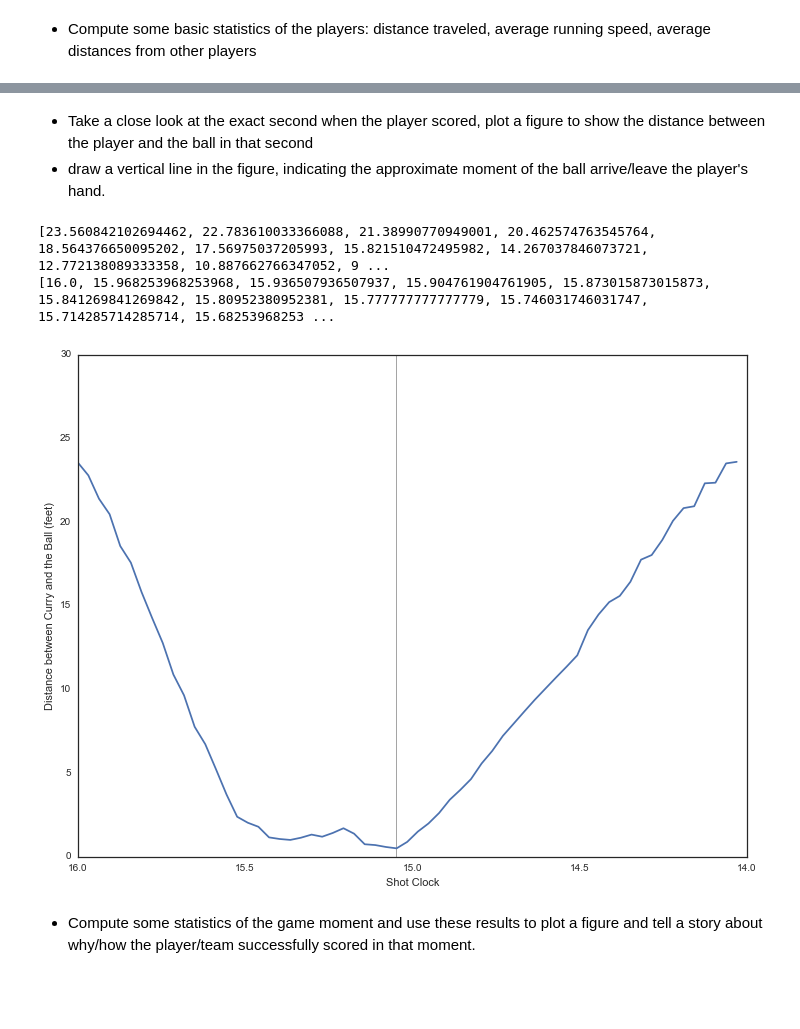
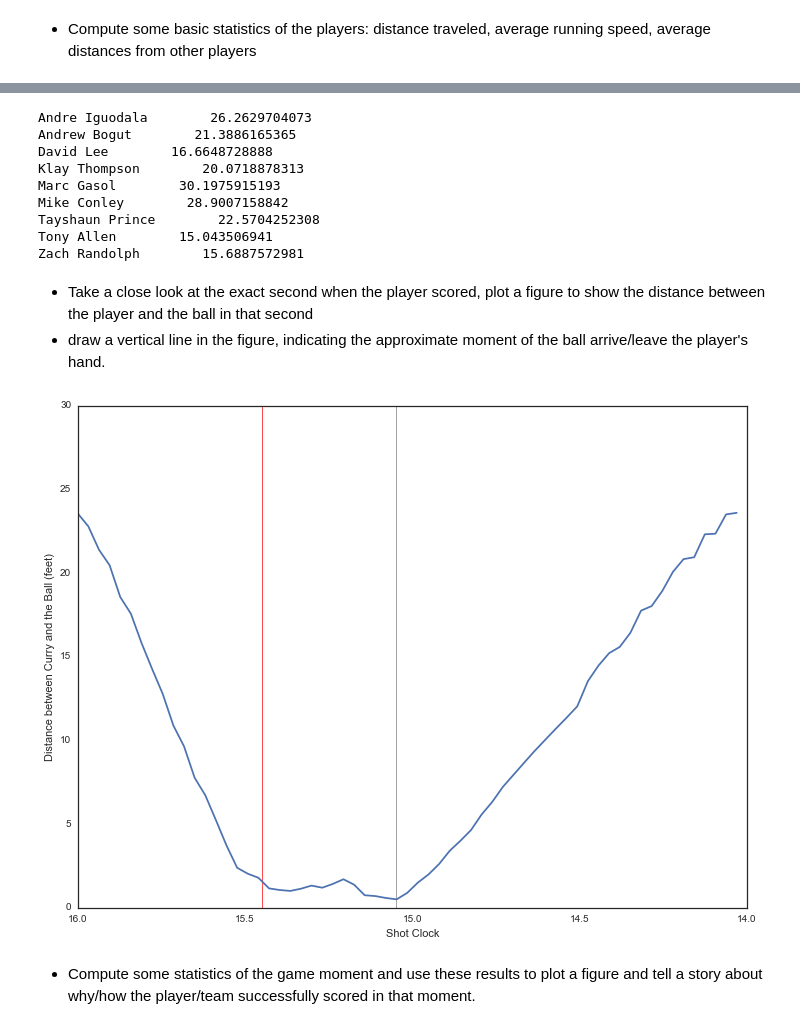
Before and after one commit to beflew/DS501_Case2, a Jupyter notebook: Case Study 2.ipynb, the cells around one changed output, grey strips where cells are left out. Saved outputs shown, nothing was run; the diff lists cells and outputs as text; code cells hidden in the pictures; blank space fills up the shorter version.

```diff
--- a/Case Study 2.ipynb
+++ b/Case Study 2.ipynb
@@ -233,10 +449,9 @@ plt.show()
 * use the the GAME_ID and game_event_id to show the animation of the moment of the game.
 # %%
 from IPython.display import IFrame
-#-------------------------------
-# Your code goes here.
-# Add as many cells as you need
-#-------------------------------
+
+sns.set_color_codes()
+sns.set_style("white")
 
 # Here is an example, please change it according to your game id and event id.
 IFrame('http://stats.nba.com/movement/#!/?GameID=0021300091&GameEventID=197',
@@ -258,0 +545,18 @@ url = "http://stats.nba.com/stats/locations_getmoments/?eventid=197&gameid=00213
+# %%
+# creates the players list with the home players
+players = home["players"]
+# Then add on the visiting players
+players.extend(visitor["players"])
+
+# initialize new dictionary
+id_dict = {}
+
+# Add the values we want
+for player in players:
+    id_dict[player['playerid']] = [player["firstname"]+" "+player["lastname"],
+                                   player["jersey"]]
+
+id_dict.update({-1: ['ball', np.nan]})
+df["player_name"] = df.player_id.map(lambda x: id_dict[x][0])
+df["player_jersey"] = df.player_id.map(lambda x: id_dict[x][1])
+df.head(11)
@@ -335,35 +673,45 @@ dtype: object
+# %%
+group = df[df.player_id!=201939].groupby("player_name")[["x_loc", "y_loc"]]
+curry_dist = group.apply(player_dist, player_b=(curry_loc))
+
+for i in range(9):
+    print curry_dist.index[i],"      ",sum(curry_dist[i])/len(curry_dist[i])
+# %% [output]
+Andre Iguodala        26.2629704073
+Andrew Bogut        21.3886165365
+David Lee        16.6648728888
+Klay Thompson        20.0718878313
+Marc Gasol        30.1975915193
+Mike Conley        28.9007158842
+Tayshaun Prince        22.5704252308
+Tony Allen        15.043506941
+Zach Randolph        15.6887572981
 # %% [markdown]
 * Take a close look at the exact second when the player scored, plot a figure to show the distance between the player and the ball in that second
 * draw a vertical line in the figure, indicating the approximate moment of the ball arrive/leave the player's hand.
 # %%
-#-------------------------------
-# Your code goes here.
-# Add as many cells as you need
-#-------------------------------
-
 shot=df[(df.shot_clock <= 16) & (df.shot_clock >= 14)]
 shotBall=shot[shot["player_id"]==-1]
 shotCurry=shot[shot["player_id"]==201939]
 shotDist=player_dist(shotBall[["x_loc","y_loc"]], shotCurry[["x_loc","y_loc"]])
-print shotDist
+
 plt.figure(figsize=(12,9))
 shotClock=[]
 for i in range(len(shotDist)):
     shotClock.append(16-i*(2.0/len(shotDist)))
 x=shotClock
 y = shotDist
-print x
+
 plt.plot(x, y)
 plt.xlim(16,14)
 
 plt.xlabel("Shot Clock")
 plt.ylabel("Distance between Curry and the Ball (feet)")
 plt.vlines(15.05, 0, 30, color='gray', lw=0.7)
+plt.vlines(15.45, 0, 30, color='red', lw=0.7)
 
 plt.show()
 # %% [output]
-[23.560842102694462, 22.783610033366088, 21.38990770949001, 20.462574763545764, 18.564376650095202, 17.56975037205993, 15.821510472495982, 14.267037846073721, 12.772138089333358, 10.887662766347052, 9 ...
-[16.0, 15.968253968253968, 15.936507936507937, 15.904761904761905, 15.873015873015873, 15.841269841269842, 15.80952380952381, 15.777777777777779, 15.746031746031747, 15.714285714285714, 15.68253968253 ...
-[figure, old version]
+[figure, new version]
 # %% [markdown]
 * Compute some statistics of the game moment and use these results to plot a figure and tell a story about why/how the player/team successfully scored in that moment.
```
Also changed, not shown: parts of 56 cells of this notebook.
